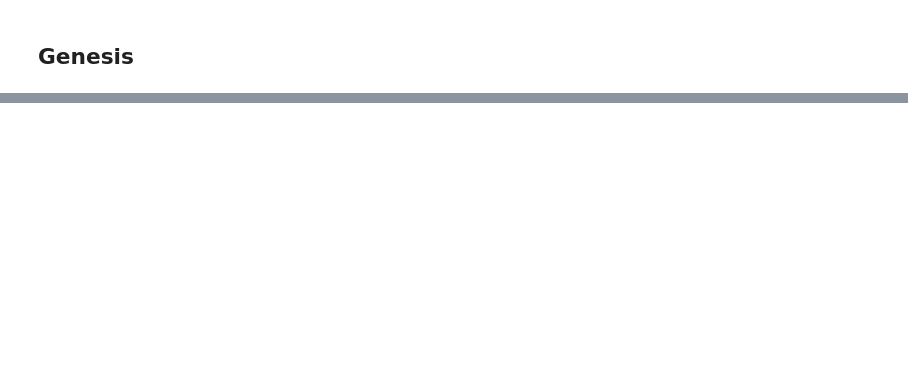
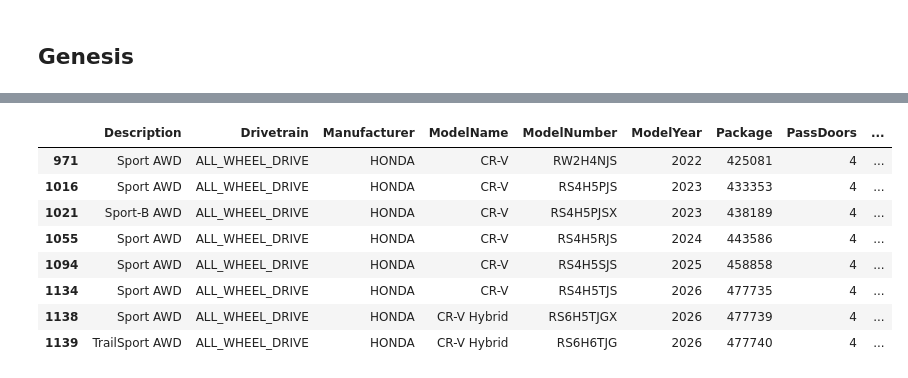
Before and after one commit to MeliPax/OEM_Accessories_v1, a Jupyter notebook: accy_v2/model_lookup/veh_model_service.ipynb, the cells around one changed output, grey strips where cells are left out. Cells and saved outputs as stored; diff of their text form; code cells hidden in the pictures; blank space fills up the shorter version.

```diff
--- a/accy_v2/model_lookup/veh_model_service.ipynb
+++ b/accy_v2/model_lookup/veh_model_service.ipynb
@@ -571,0 +565,2 @@ search_models_by_description(make, year, keywords)
+# %%
+honda_df = model_number_db[model_number_db["Manufacturer"]=="HONDA"]
@@ -571,0 +588,19 @@ search_models_by_description(make, year, keywords)
+# %%
+
+honda_df[
+    # honda_df["ModelName"].str.contains("CR-V")
+    honda_df["ModelName"].str.contains("CR-V")
+    &
+    honda_df["Description"].str.contains("Sport")
+    # & honda_df["ModelYear"].isin([2026])
+]
+# %% [output]
+|  | Description | Drivetrain | Manufacturer | ModelName | ModelNumber | ModelYear | Package | PassDoors | ... |
+| 971 | Sport AWD | ALL_WHEEL_DRIVE | HONDA | CR-V | RW2H4NJS | 2022 | 425081 | 4 | ... |
+| 1016 | Sport AWD | ALL_WHEEL_DRIVE | HONDA | CR-V | RS4H5PJS | 2023 | 433353 | 4 | ... |
+| 1021 | Sport-B AWD | ALL_WHEEL_DRIVE | HONDA | CR-V | RS4H5PJSX | 2023 | 438189 | 4 | ... |
+| 1055 | Sport AWD | ALL_WHEEL_DRIVE | HONDA | CR-V | RS4H5RJS | 2024 | 443586 | 4 | ... |
+| 1094 | Sport AWD | ALL_WHEEL_DRIVE | HONDA | CR-V | RS4H5SJS | 2025 | 458858 | 4 | ... |
+| 1134 | Sport AWD | ALL_WHEEL_DRIVE | HONDA | CR-V | RS4H5TJS | 2026 | 477735 | 4 | ... |
+| 1138 | Sport AWD | ALL_WHEEL_DRIVE | HONDA | CR-V Hybrid | RS6H5TJGX | 2026 | 477739 | 4 | ... |
+| 1139 | TrailSport AWD | ALL_WHEEL_DRIVE | HONDA | CR-V Hybrid | RS6H6TJG | 2026 | 477740 | 4 | ... |
```
Also changed, not shown: parts of 8 cells of this notebook, 1 other file.
